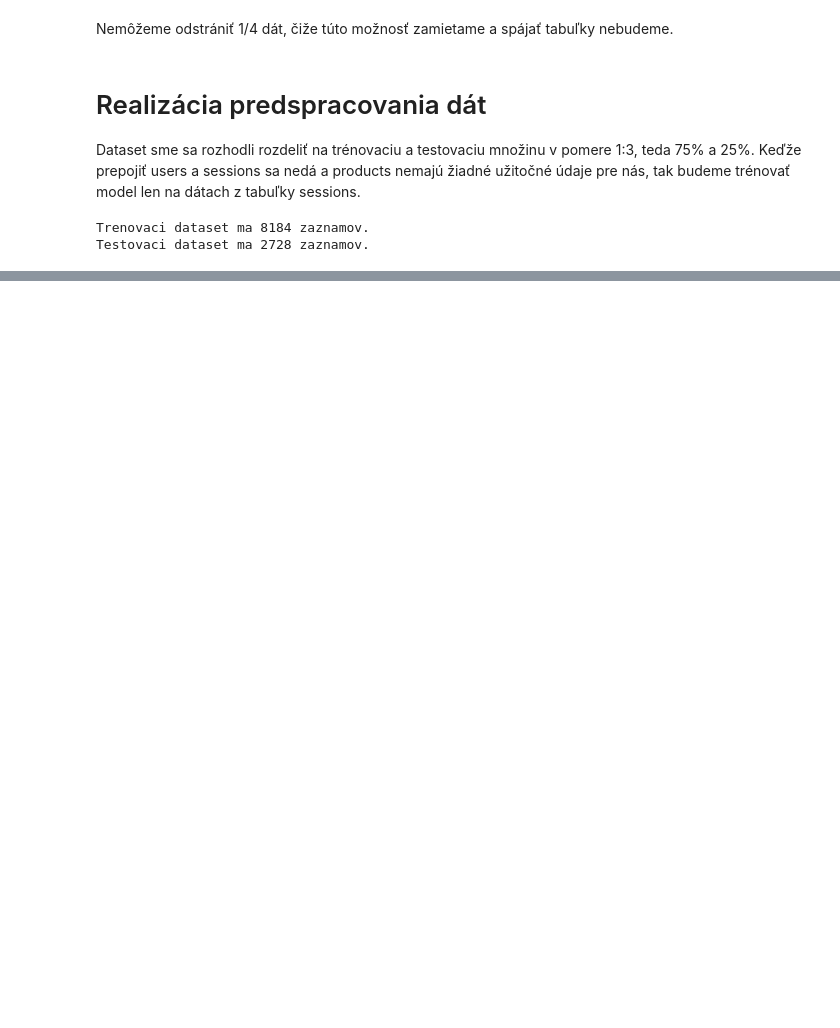
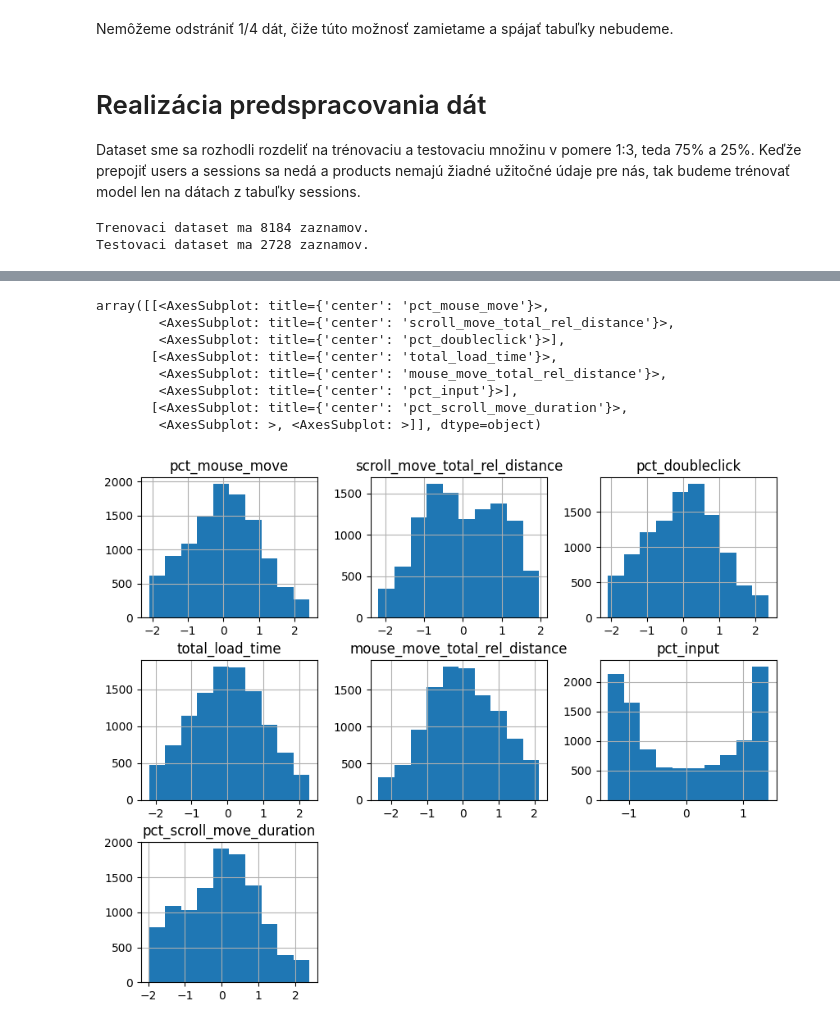
Before and after one commit to JakubGruber90/IAU_project, a Jupyter notebook: phase-2.ipynb, the cells around one changed output, grey strips where cells are left out. Saved outputs shown, nothing was run; the diff lists cells and outputs as text; code cells hidden in the pictures; blank space fills up the shorter version.

```diff
--- a/phase-2.ipynb
+++ b/phase-2.ipynb
@@ -477,0 +662,17 @@ Testovaci dataset ma 2728 zaznamov.
+# %%
+power = PowerTransformer(method='yeo-johnson', standardize=True)
+sessions[skewed] = power.fit_transform(sessions[skewed])
+
+fig = plt.figure(figsize = (10,8))
+ax = fig.gca()
+sessions[skewed].hist(ax = ax)
+# %% [output]
+array([[<AxesSubplot: title={'center': 'pct_mouse_move'}>,
+        <AxesSubplot: title={'center': 'scroll_move_total_rel_distance'}>,
+        <AxesSubplot: title={'center': 'pct_doubleclick'}>],
+       [<AxesSubplot: title={'center': 'total_load_time'}>,
+        <AxesSubplot: title={'center': 'mouse_move_total_rel_distance'}>,
+        <AxesSubplot: title={'center': 'pct_input'}>],
+       [<AxesSubplot: title={'center': 'pct_scroll_move_duration'}>,
+        <AxesSubplot: >, <AxesSubplot: >]], dtype=object)
+[figure, added]
```
Also changed, not shown: parts of 30 cells of this notebook.
